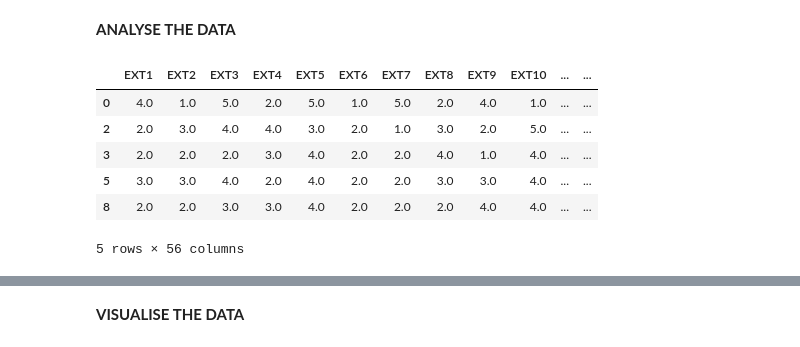
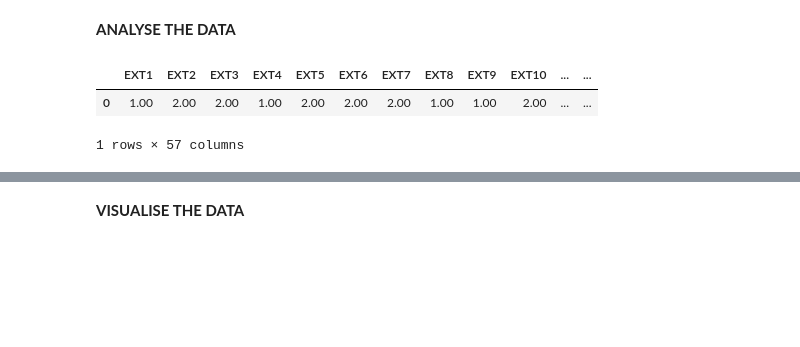
Before and after one commit to gajdulj/personalityanalysis, a Jupyter notebook: personality_analysis.ipynb, the cells around one changed output, grey strips where cells are left out. Drawn from its saved outputs; the diff is of its cells as text; code cells hidden in the pictures; blank space fills up the shorter version.

```diff
--- a/personality_analysis.ipynb
+++ b/personality_analysis.ipynb
@@ -71,0 +95,3 @@ df = df.loc[df['IPC']==1]
+# %%
+# columns with time spent answering questions
+qtime_cols = list(df.columns)[50:100]
@@ -71,0 +103,3 @@ df = df.loc[df['IPC']==1]
+# %%
+# Calculate the total time for each survey
+df['total_time']=df[qtime_cols].sum(axis=1)
@@ -71,0 +136,2 @@ df = df.loc[df['IPC']==1]
+# %%
+df = df[df['total_time'].between(10000,1000000)]
@@ -72,6 +146,6 @@ df = df.loc[df['IPC']==1]
 # %%
-# List the redundant cols such as response times and longitude and latitudee
-drop_cols=list(df.columns[50:107])+list(df.columns[-2:])
+# List the redundant cols such as longitude and latitudee
+drop_cols=list(df.columns[50:107])+['lat_appx_lots_of_err','long_appx_lots_of_err']
 # %%
 # Drop the redundant cols
 df=df.drop((drop_cols), axis=1)
@@ -185,15 +258,11 @@ for d in range(len(dimensions)):
 # %% [markdown]
 <b> ANALYSE THE DATA
 # %%
-df.head()
+df.head(1)
 # %% [output]
 |  | EXT1 | EXT2 | EXT3 | EXT4 | EXT5 | EXT6 | EXT7 | EXT8 | EXT9 | EXT10 | ... | ... |
-| 0 | 4.0 | 1.0 | 5.0 | 2.0 | 5.0 | 1.0 | 5.0 | 2.0 | 4.0 | 1.0 | ... | ... |
-| 2 | 2.0 | 3.0 | 4.0 | 4.0 | 3.0 | 2.0 | 1.0 | 3.0 | 2.0 | 5.0 | ... | ... |
-| 3 | 2.0 | 2.0 | 2.0 | 3.0 | 4.0 | 2.0 | 2.0 | 4.0 | 1.0 | 4.0 | ... | ... |
-| 5 | 3.0 | 3.0 | 4.0 | 2.0 | 4.0 | 2.0 | 2.0 | 3.0 | 3.0 | 4.0 | ... | ... |
-| 8 | 2.0 | 2.0 | 3.0 | 3.0 | 4.0 | 2.0 | 2.0 | 2.0 | 4.0 | 4.0 | ... | ... |
+| 0 | 1.00 | 2.00 | 2.00 | 1.00 | 2.00 | 2.00 | 2.00 | 1.00 | 1.00 | 2.00 | ... | ... |
-5 rows × 56 columns
+1 rows × 57 columns
 # %%
 # Analyse the aggregated features
 df[dimension_averages].describe()
```
Also changed, not shown: parts of 56 cells of this notebook, 1 other file.
